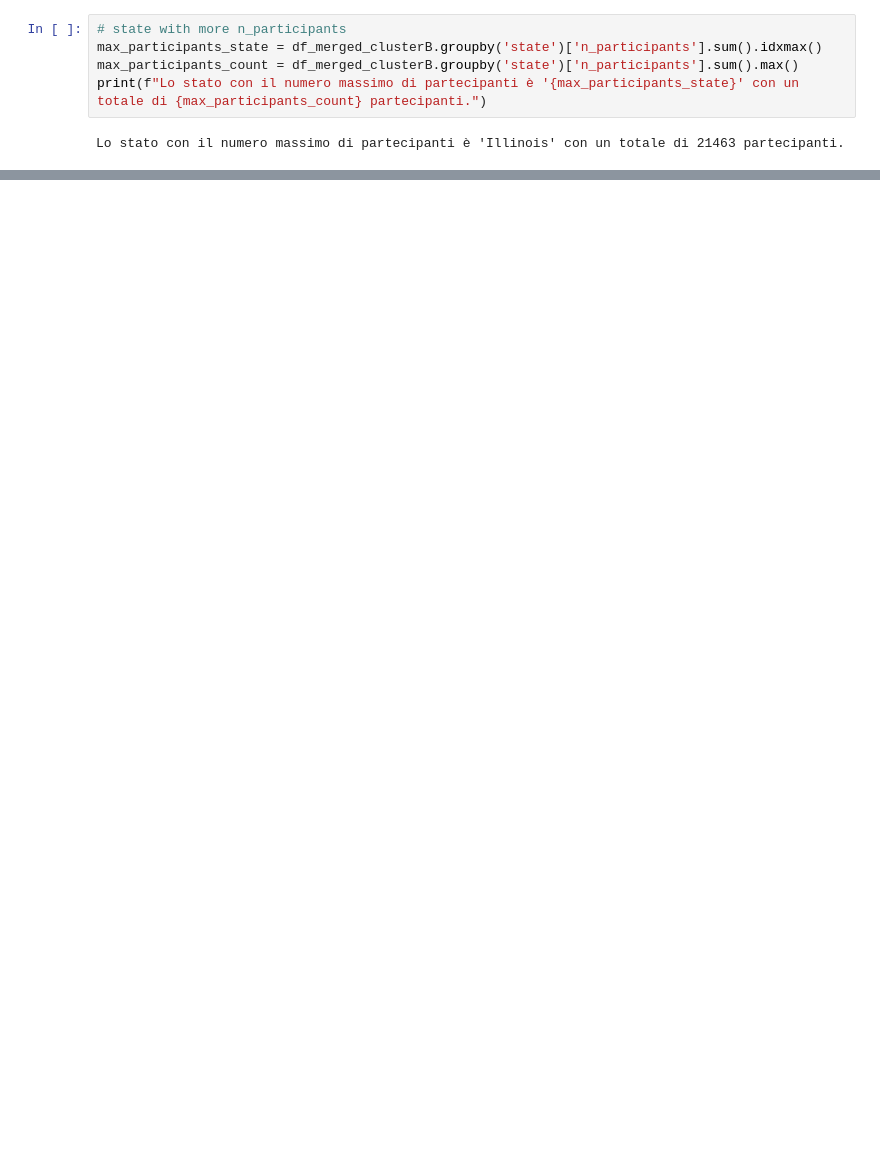
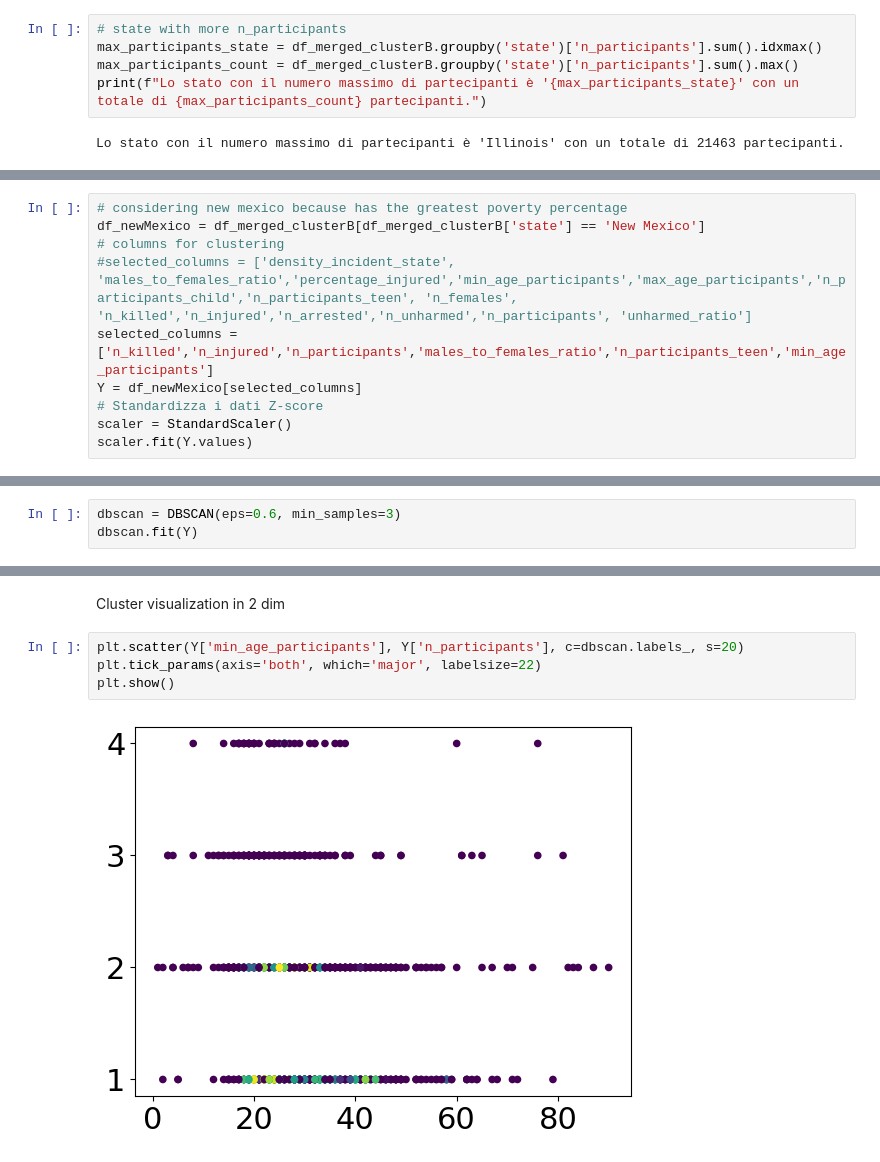
Before and after one commit to TheDarkPyotr/DataMining2023, a Jupyter notebook: source/Task2_clustering_Analysis_step2.ipynb, the cells around one changed output, grey strips where cells are left out. Drawn from its saved outputs; the diff is of its cells as text; blank space fills up the shorter version.

```diff
--- a/source/Task2_clustering_Analysis_step2.ipynb
+++ b/source/Task2_clustering_Analysis_step2.ipynb
@@ -166,0 +199,10 @@ MemoryError: Unable to allocate 67.5 GiB for an array with shape (9055686331,) a
+# %%
+# considering new mexico because has the greatest poverty percentage
+df_newMexico = df_merged_clusterB[df_merged_clusterB['state'] == 'New Mexico']
+# columns for clustering
+#selected_columns = ['density_incident_state', 'males_to_females_ratio','percentage_injured','min_age_participants','max_age_participants','n_participants_child','n_participants_teen', 'n_females', 'n_killed','n_injured','n_arrested','n_unharmed','n_participants', 'unharmed_ratio']
+selected_columns = ['n_killed','n_injured','n_participants','males_to_females_ratio','n_participants_teen','min_age_participants']
+Y = df_newMexico[selected_columns]
+# Standardizza i dati Z-score
+scaler = StandardScaler()
+scaler.fit(Y.values)
@@ -166,0 +241,3 @@ MemoryError: Unable to allocate 67.5 GiB for an array with shape (9055686331,) a
+# %%
+dbscan = DBSCAN(eps=0.6, min_samples=3)
+dbscan.fit(Y)
@@ -166,0 +271,8 @@ MemoryError: Unable to allocate 67.5 GiB for an array with shape (9055686331,) a
+# %% [markdown]
+Cluster visualization in 2 dim
+# %%
+plt.scatter(Y['min_age_participants'], Y['n_participants'], c=dbscan.labels_, s=20)
+plt.tick_params(axis='both', which='major', labelsize=22)
+plt.show()
+# %% [output]
+[figure, added]
```
Also changed, not shown: parts of 23 cells of this notebook.
